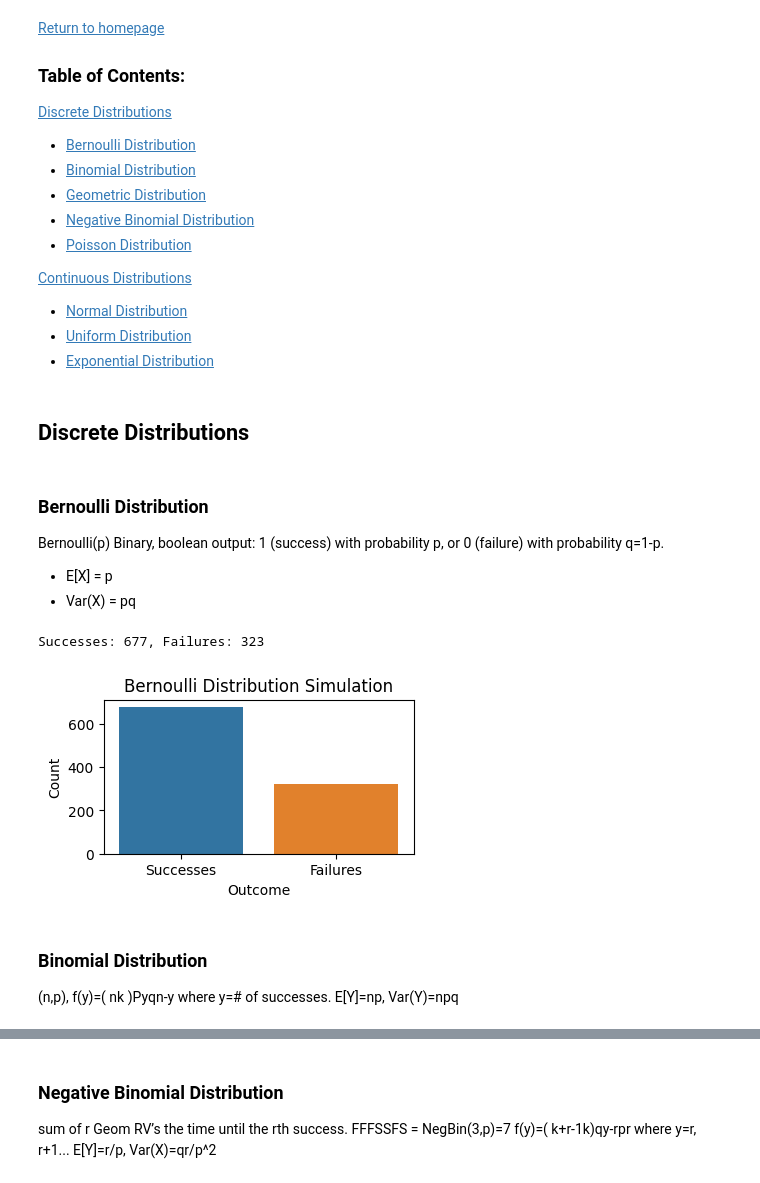
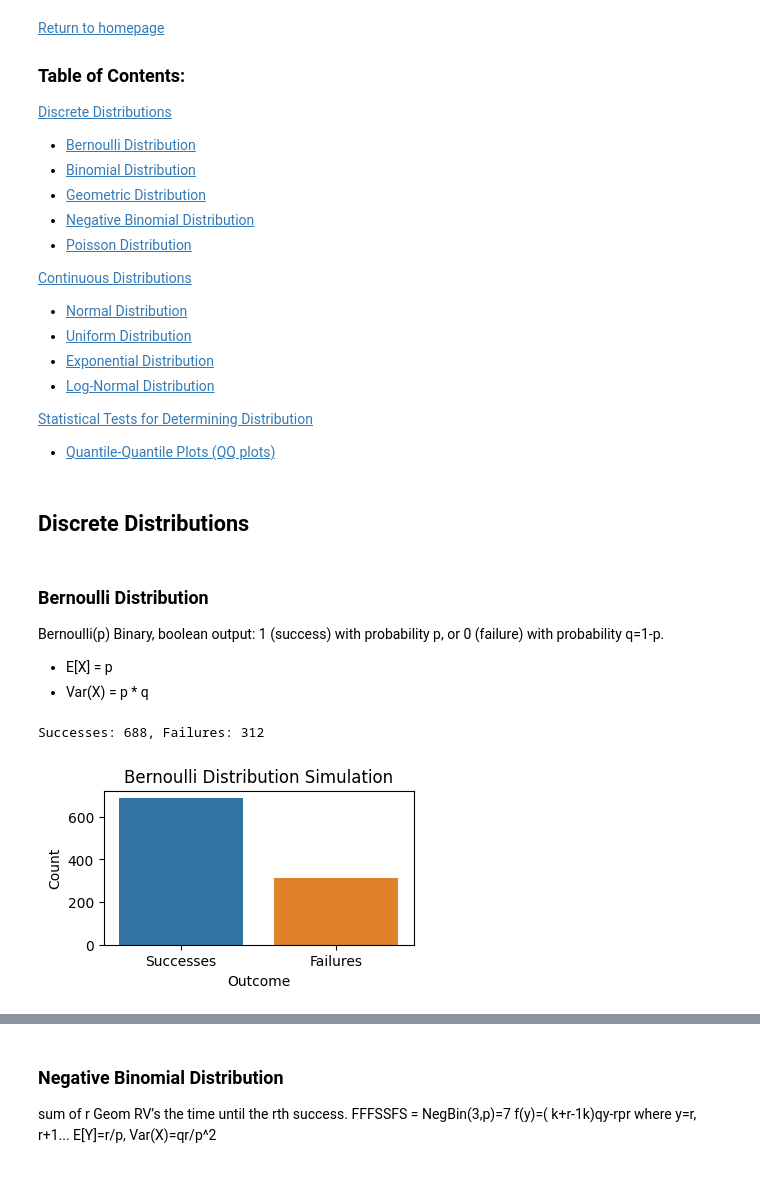
Before and after one commit to Jordanbarker/jordanbarker.github.io, a Jupyter notebook: Distributions.ipynb, the cells around one changed output, grey strips where cells are left out. Drawn from its saved outputs; the diff is of its cells as text; code cells hidden in the pictures.

```diff
--- a/Distributions.ipynb
+++ b/Distributions.ipynb
@@ -13,6 +13,10 @@
 * [Normal Distribution](#normal-distribution)
 * [Uniform Distribution](#uniform-distribution)
 * [Exponential Distribution](#exponential-distribution)
+* [Log-Normal Distribution](#lognormal-distribution)
+
+[Statistical Tests for Determining Distribution](#test-distributions)
+* [Quantile-Quantile Plots (QQ plots)](#qq-plot)
 # %% [markdown]
 ## Discrete Distributions <a name="discrete-distributions"></a>
 # %% [markdown]
@@ -20,35 +24,33 @@
 Bernoulli(p)
 Binary, boolean output: 1 (success) with probability p, or 0 (failure) with probability q=1-p.
 *  E[X] = p
-*  Var(X) = pq
+*  Var(X) = p * q
 # %%
 import numpy as np
 import seaborn as sns
 import matplotlib.pyplot as plt
+import scipy.stats as stats
 
 p = 0.7 # probability of getting a "success" (heads)
-num_trials = 1000
+num_simulations = 1000
 
 # generate random bernoulli distributed variables (0 or 1)
-trials = np.random.binomial(n=1, p=p, size=num_trials)
+simulations = np.random.binomial(n=1, p=p, size=num_simulations)
 
 # count the number of successes and failures
-successes = np.count_nonzero(trials == 1)
-failures = np.count_nonzero(trials == 0)
+successes = np.count_nonzero(simulations == 1)
+failures = np.count_nonzero(simulations == 0)
 print(f'Successes: {successes}, Failures: {failures}')
 
 labels = ['Successes', 'Failures']
 counts = [successes, failures]
 
 plt.figure(figsize=(4, 2))
 sns.barplot(x=labels, y=counts, palette=['#1f77b4', '#ff7f0e'])
 plt.xlabel('Outcome')
 plt.ylabel('Count')
 plt.title('Bernoulli Distribution Simulation')
 plt.show()
 # %% [output]
-Successes: 677, Failures: 323
+Successes: 688, Failures: 312
-[figure, old version]
+[figure, new version]
-# %% [markdown]
-### Binomial Distribution <a name="binomial-distribution"></a>
-(n,p), f(y)=( nk )Pyqn-y where y=# of successes. E[Y]=np, Var(Y)=npq
```
Also changed, not shown: parts of 13 cells of this notebook, 4 other files.
